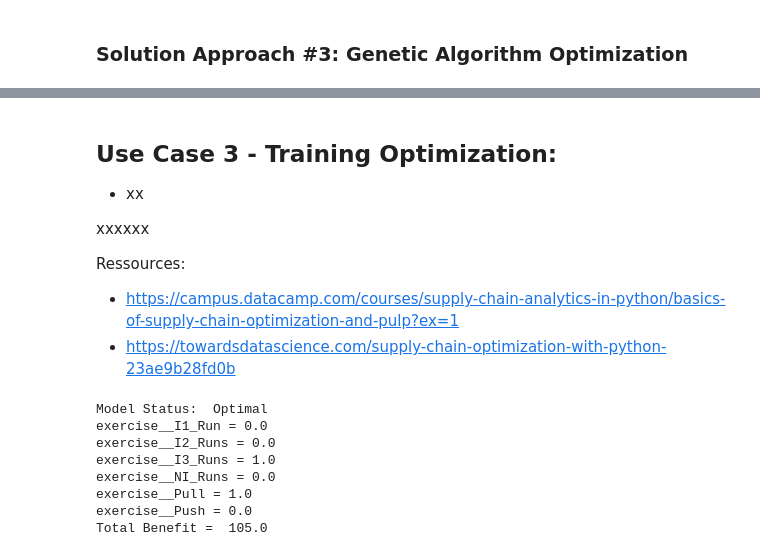
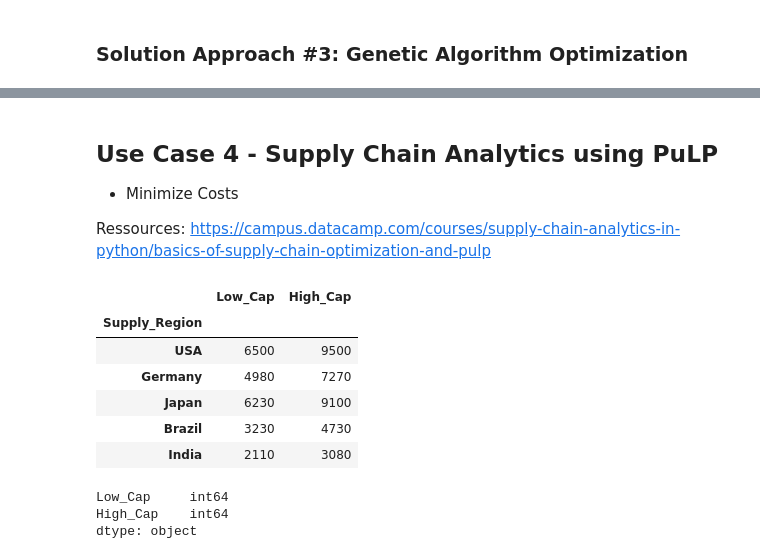
Before and after one commit to Sebastian1981/Operations_Research, a Jupyter notebook: experiments/optimization_pocs.ipynb, the cells around one changed output, grey strips where cells are left out. Saved outputs shown, nothing was run; the diff lists cells and outputs as text; code cells hidden in the pictures.

```diff
--- a/experiments/optimization_pocs.ipynb
+++ b/experiments/optimization_pocs.ipynb
@@ -360,56 +415,27 @@ Warning: GA is terminated due to the maximum number of iterations without improv
 # %% [markdown]
-## Use Case 3 - Training Optimization:
-- xx
-
-xxxxxx
+## Use Case 4 - Supply Chain Analytics using PuLP
+- Minimize Costs
 
 Ressources:
-- https://campus.datacamp.com/courses/supply-chain-analytics-in-python/basics-of-supply-chain-optimization-and-pulp?ex=1
-- https://towardsdatascience.com/supply-chain-optimization-with-python-23ae9b28fd0b
+https://campus.datacamp.com/courses/supply-chain-analytics-in-python/basics-of-supply-chain-optimization-and-pulp
-# %%
-exercise = ['Push','Pull','I1-Run','I2-Runs','I3-Runs','NI-Runs']
-impact = {'Push':33, 'Pull':33, 'I1-Run':100, 'I2-Runs':120, 'I3-Runs':80, 'NI-Runs':60} # impact referenced to one full-out tempo run e.g. 1x300m
-benefit_endurance = {'Push':0, 'Pull':0, 'I1-Run':40, 'I2-Runs':60, 'I3-Runs':80, 'NI-Runs':100} # general endurance benefit
-benefit_strength = {'Push':50, 'Pull':50, 'I1-Run':20, 'I2-Runs':25, 'I3-Runs':0, 'NI-Runs':0} # benefit in strength
-
-# Initialize Class
-model = LpProblem("Maximizing 400m Performance", LpMaximize)
-
-# Define Decision Variables
-x = LpVariable.dicts('exercise_', exercise, cat='Binary')
-
-# Define Objective
-model += lpSum([benefit_endurance[i]*x[i] for i in exercise]) + 0.5*lpSum([benefit_strength[i]*x[i] for i in exercise])
-
-# Define Constraints
-model += lpSum([impact[i]*x[i] for i in exercise]) <= 130 # limit total impact
-model += x['I1-Run'] + x['I2-Runs'] + x['I3-Runs'] == 1 # choose either I1-run, I2-runs or I3-runs
-model += x['I1-Run'] - x['Push'] <= 0 # if I1-run is selected, then also do Push
-#model += x['Push'] == 1 # in any case (not!) do Push exercise
-#model += x['Pull'] == 0 # in any case (not!) do Pull exercise
-#model += x['I1-Run'] == 1 # in any case (not!) do I1-run
-#model += x['I2-Runs'] == 1 # in any case (not!) do I2-runs
-#model += x['I3-Runs'] == 1 # in any case (not!) do I3-runs
-#model += x['NI-Runs'] == 1 # in any case (not!) do NI-runs
-
-# Solve Model
-model.solve()
-
-# Print status
-print('Model Status: ', LpStatus[model.status])
-
-# Print variables
-for v in model.variables():
-    print(v.name, "=", v.varValue)
-
-# Print Objective Fun. Value
-print("Total Benefit = ", value(model.objective))
-# %% [output]
-Model Status:  Optimal
-exercise__I1_Run = 0.0
-exercise__I2_Runs = 0.0
-exercise__I3_Runs = 1.0
-exercise__NI_Runs = 0.0
-exercise__Pull = 1.0
-exercise__Push = 0.0
-Total Benefit =  105.0
+# %%
+# import fix_costs data
+fix_cost = pd.read_csv('../data/fixcosts.csv',
+                      sep=';',
+                      index_col='Supply_Region')
+fix_cost.head()
+# %% [output]
+|  | Low_Cap | High_Cap |
+| Supply_Region |  |  |
+| USA | 6500 | 9500 |
+| Germany | 4980 | 7270 |
+| Japan | 6230 | 9100 |
+| Brazil | 3230 | 4730 |
+| India | 2110 | 3080 |
+# %%
+# check data type
+fix_cost.dtypes
+# %% [output]
+Low_Cap     int64
+High_Cap    int64
+dtype: object
```
Also changed, not shown: parts of 24 cells of this notebook, 4 other files.
